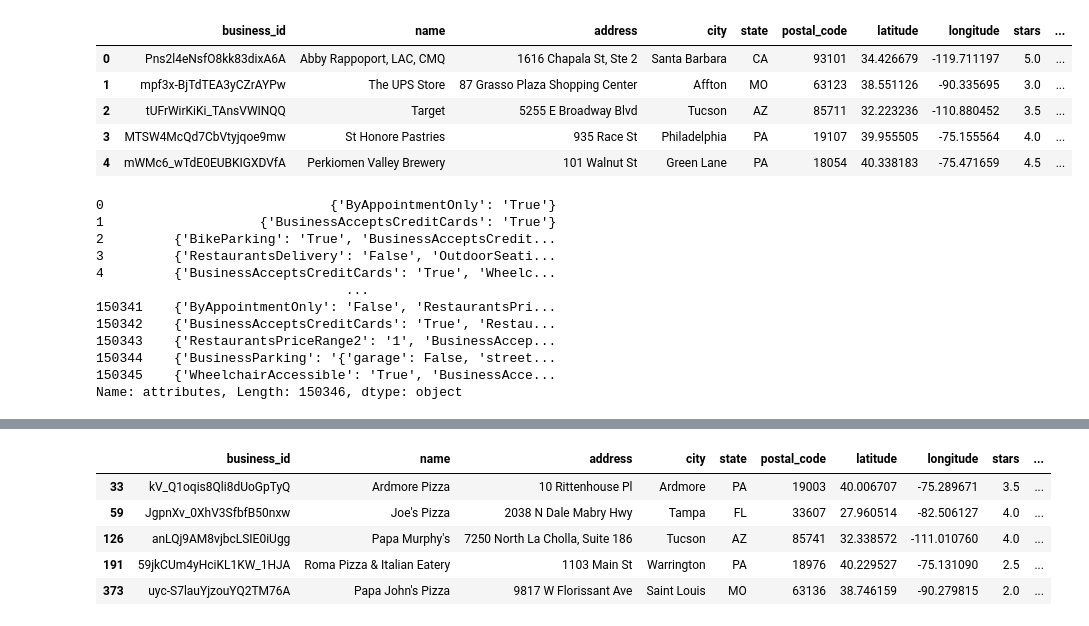
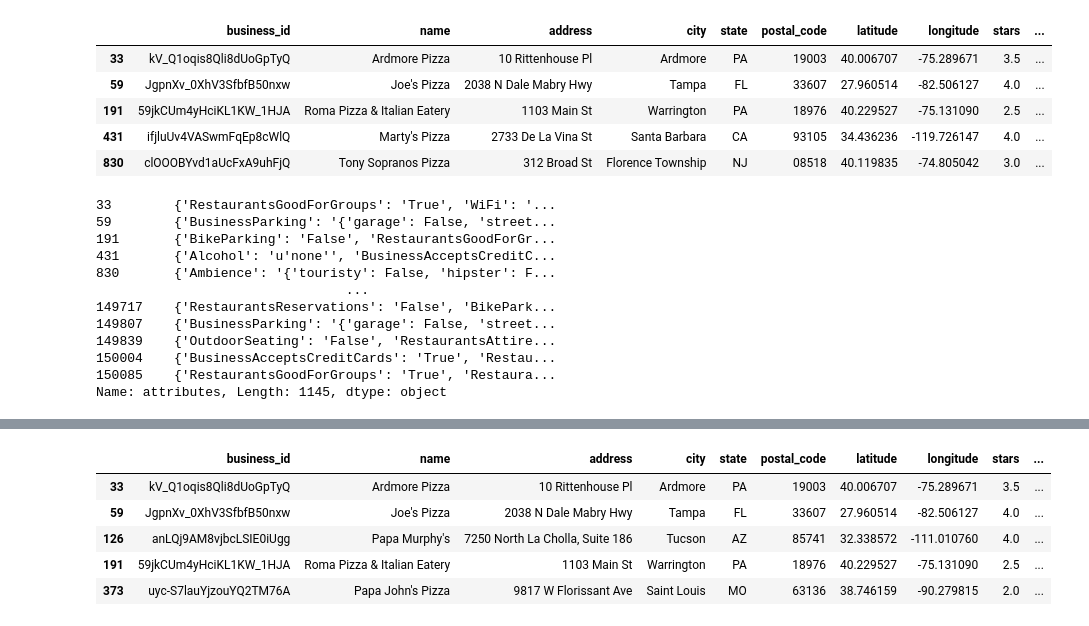
Before and after one commit to xwu0223/6110-yelp, a Jupyter notebook: 6110_Group_Project.ipynb, the cells around one changed output, grey strips where cells are left out. Saved outputs shown, nothing was run; the diff lists cells and outputs as text; code cells hidden in the pictures.

```diff
--- a/6110_Group_Project.ipynb
+++ b/6110_Group_Project.ipynb
@@ -6,29 +4,31 @@ df = pd.read_json(r"C:\Users\jacky\Desktop\6110-Project-GitHub\yelp_academic_dat
+# %%
+df = pd.read_json("yelp.json")
 # %%
-df.head()
+df.head(5)
 # %% [output]
 |  | business_id | name | address | city | state | postal_code | latitude | longitude | stars | ... |
-| 0 | Pns2l4eNsfO8kk83dixA6A | Abby Rappoport, LAC, CMQ | 1616 Chapala St, Ste 2 | Santa Barbara | CA | 93101 | 34.426679 | -119.711197 | 5.0 | ... |
-| 1 | mpf3x-BjTdTEA3yCZrAYPw | The UPS Store | 87 Grasso Plaza Shopping Center | Affton | MO | 63123 | 38.551126 | -90.335695 | 3.0 | ... |
-| 2 | tUFrWirKiKi_TAnsVWINQQ | Target | 5255 E Broadway Blvd | Tucson | AZ | 85711 | 32.223236 | -110.880452 | 3.5 | ... |
-| 3 | MTSW4McQd7CbVtyjqoe9mw | St Honore Pastries | 935 Race St | Philadelphia | PA | 19107 | 39.955505 | -75.155564 | 4.0 | ... |
-| 4 | mWMc6_wTdE0EUBKIGXDVfA | Perkiomen Valley Brewery | 101 Walnut St | Green Lane | PA | 18054 | 40.338183 | -75.471659 | 4.5 | ... |
+| 33 | kV_Q1oqis8Qli8dUoGpTyQ | Ardmore Pizza | 10 Rittenhouse Pl | Ardmore | PA | 19003 | 40.006707 | -75.289671 | 3.5 | ... |
+| 59 | JgpnXv_0XhV3SfbfB50nxw | Joe's Pizza | 2038 N Dale Mabry Hwy | Tampa | FL | 33607 | 27.960514 | -82.506127 | 4.0 | ... |
+| 191 | 59jkCUm4yHciKL1KW_1HJA | Roma Pizza & Italian Eatery | 1103 Main St | Warrington | PA | 18976 | 40.229527 | -75.131090 | 2.5 | ... |
+| 431 | ifjluUv4VASwmFqEp8cWlQ | Marty's Pizza | 2733 De La Vina St | Santa Barbara | CA | 93105 | 34.436236 | -119.726147 | 4.0 | ... |
+| 830 | clOOOBYvd1aUcFxA9uhFjQ | Tony Sopranos Pizza | 312 Broad St | Florence Township | NJ | 08518 | 40.119835 | -74.805042 | 3.0 | ... |
 # %%
 attributes = df['attributes']
 # %%
 attributes
 # %% [output]
-0                             {'ByAppointmentOnly': 'True'}
-1                    {'BusinessAcceptsCreditCards': 'True'}
-2         {'BikeParking': 'True', 'BusinessAcceptsCredit...
-3         {'RestaurantsDelivery': 'False', 'OutdoorSeati...
-4         {'BusinessAcceptsCreditCards': 'True', 'Wheelc...
+33        {'RestaurantsGoodForGroups': 'True', 'WiFi': '...
+59        {'BusinessParking': '{'garage': False, 'street...
+191       {'BikeParking': 'False', 'RestaurantsGoodForGr...
+431       {'Alcohol': 'u'none'', 'BusinessAcceptsCreditC...
+830       {'Ambience': '{'touristy': False, 'hipster': F...
                                 ...
-150341    {'ByAppointmentOnly': 'False', 'RestaurantsPri...
-150342    {'BusinessAcceptsCreditCards': 'True', 'Restau...
-150343    {'RestaurantsPriceRange2': '1', 'BusinessAccep...
-150344    {'BusinessParking': '{'garage': False, 'street...
-150345    {'WheelchairAccessible': 'True', 'BusinessAcce...
-Name: attributes, Length: 150346, dtype: object
+149717    {'RestaurantsReservations': 'False', 'BikePark...
+149807    {'BusinessParking': '{'garage': False, 'street...
+149839    {'OutdoorSeating': 'False', 'RestaurantsAttire...
+150004    {'BusinessAcceptsCreditCards': 'True', 'Restau...
+150085    {'RestaurantsGoodForGroups': 'True', 'Restaura...
+Name: attributes, Length: 1145, dtype: object
 # %%
 for i in attributes:
     print(i.keys())
```
Also changed, not shown: parts of 2 cells of this notebook.
